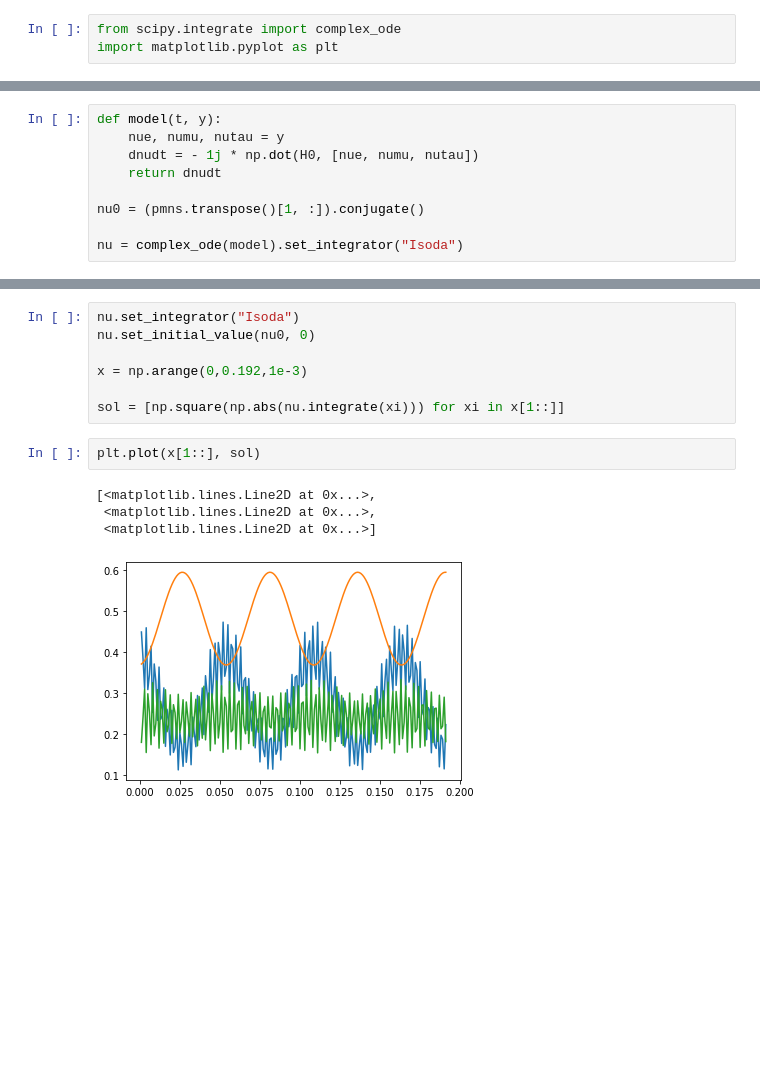
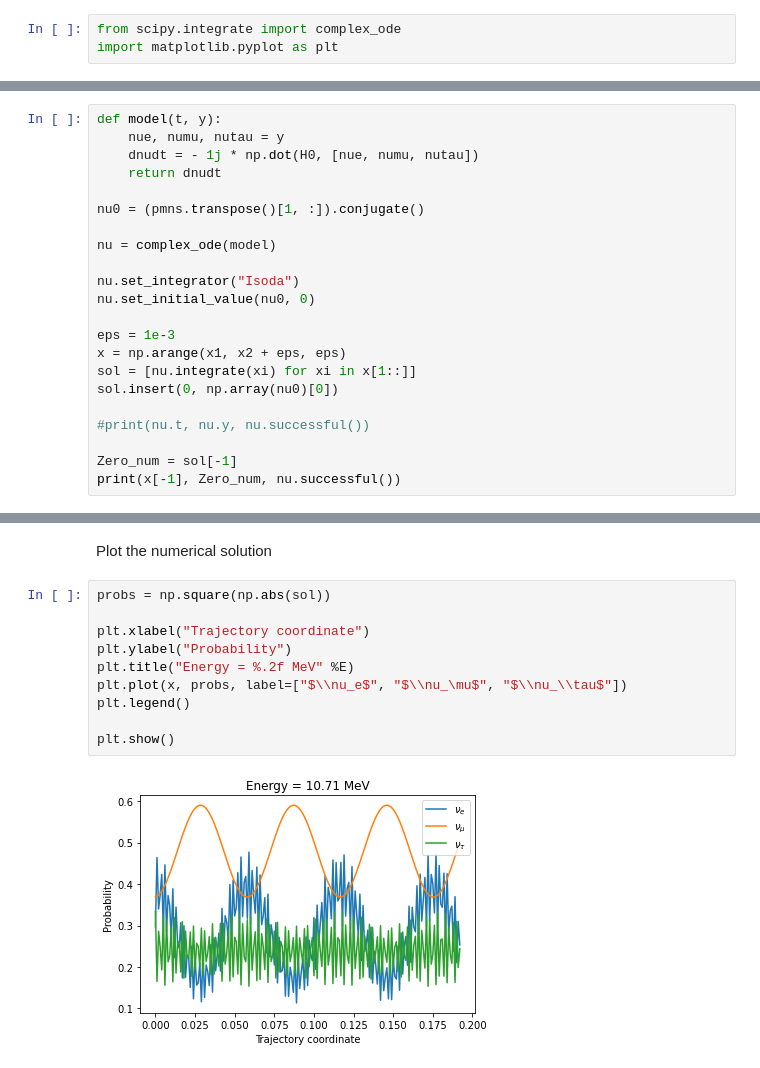
Before and after one commit to michelelucente/PEANUTS, a Jupyter notebook: Code/Functions/working_notebook.ipynb, the cells around one changed output, grey strips where cells are left out. Cells and saved outputs as stored; diff of their text form; blank space fills up the shorter version.

```diff
--- a/Code/Functions/working_notebook.ipynb
+++ b/Code/Functions/working_notebook.ipynb
@@ -463,4 +432,17 @@ def model(t, y):
 
 nu0 = (pmns.transpose()[1, :]).conjugate()
 
-nu = complex_ode(model).set_integrator("Isoda")
+nu = complex_ode(model)
+
+nu.set_integrator("Isoda")
+nu.set_initial_value(nu0, 0)
+
+eps = 1e-3
+x = np.arange(x1, x2 + eps, eps)
+sol = [nu.integrate(xi) for xi in x[1::]]
+sol.insert(0, np.array(nu0)[0])
+
+#print(nu.t, nu.y, nu.successful())
+
+Zero_num = sol[-1]
+print(x[-1], Zero_num, nu.successful())
@@ -491,17 +465,17 @@ np.linalg.norm(Zero_num - Zero_an)
-# %%
-nu.set_integrator("Isoda")
-nu.set_initial_value(nu0, 0)
-
-x = np.arange(0,0.192,1e-3)
-
-sol = [np.square(np.abs(nu.integrate(xi))) for xi in x[1::]]
+# %% [markdown]
+Plot the numerical solution
 # %%
-plt.plot(x[1::], sol)
+probs = np.square(np.abs(sol))
+
+plt.xlabel("Trajectory coordinate")
+plt.ylabel("Probability")
+plt.title("Energy = %.2f MeV" %E)
+plt.plot(x, probs, label=["$\\nu_e$", "$\\nu_\mu$", "$\\nu_\\tau$"])
+plt.legend()
+
+plt.show()
 # %% [output]
-[<matplotlib.lines.Line2D at 0x...>,
- <matplotlib.lines.Line2D at 0x...>,
- <matplotlib.lines.Line2D at 0x...>]
-[figure, old version]
+[figure, new version]
 # %%
 def model(t, y):
     nue, numu, nutau = y
```
Also changed, not shown: parts of 32 cells of this notebook.
